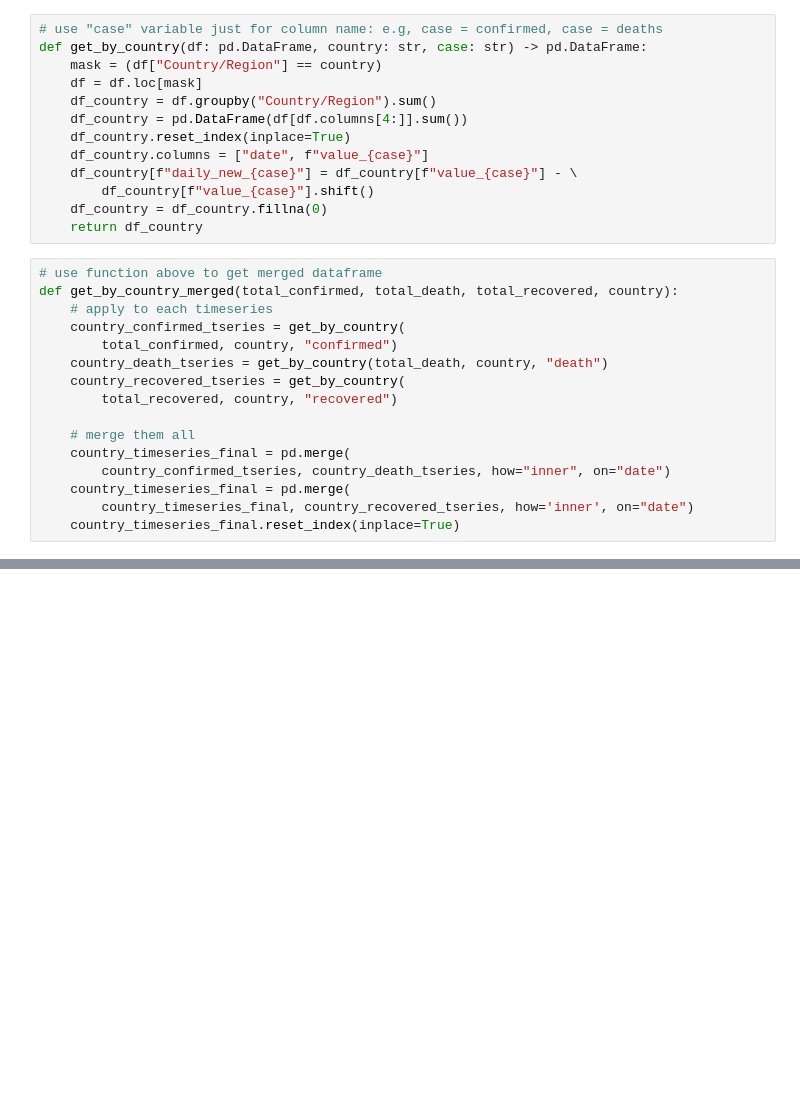
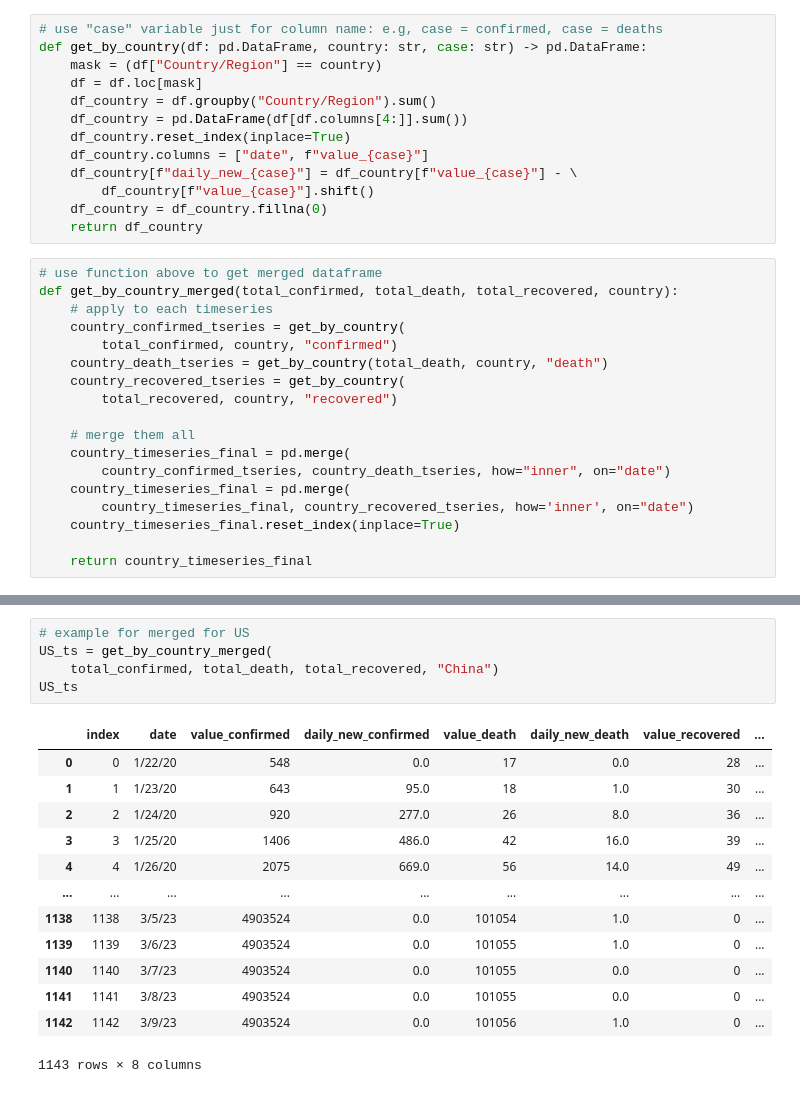
Before and after one commit to mayurasandakalum/dashboard-with-flask, a Jupyter notebook: covid_data_cleaning.ipynb, the cells around one changed output, grey strips where cells are left out. Saved outputs shown, nothing was run; the diff lists cells and outputs as text; blank space fills up the shorter version.

```diff
--- a/covid_data_cleaning.ipynb
+++ b/covid_data_cleaning.ipynb
@@ -476,3 +485,5 @@ def get_by_country_merged(total_confirmed, total_death, total_recovered, country
     country_timeseries_final = pd.merge(
         country_timeseries_final, country_recovered_tseries, how='inner', on="date")
     country_timeseries_final.reset_index(inplace=True)
+
+    return country_timeseries_final
@@ -478,0 +510,19 @@ def get_by_country_merged(total_confirmed, total_death, total_recovered, country
+# %%
+# example for merged for US
+US_ts = get_by_country_merged(
+    total_confirmed, total_death, total_recovered, "China")
+US_ts
+# %% [output]
+|  | index | date | value_confirmed | daily_new_confirmed | value_death | daily_new_death | value_recovered | ... |
+| 0 | 0 | 1/22/20 | 548 | 0.0 | 17 | 0.0 | 28 | ... |
+| 1 | 1 | 1/23/20 | 643 | 95.0 | 18 | 1.0 | 30 | ... |
+| 2 | 2 | 1/24/20 | 920 | 277.0 | 26 | 8.0 | 36 | ... |
+| 3 | 3 | 1/25/20 | 1406 | 486.0 | 42 | 16.0 | 39 | ... |
+| 4 | 4 | 1/26/20 | 2075 | 669.0 | 56 | 14.0 | 49 | ... |
+| ... | ... | ... | ... | ... | ... | ... | ... | ... |
+| 1138 | 1138 | 3/5/23 | 4903524 | 0.0 | 101054 | 1.0 | 0 | ... |
+| 1139 | 1139 | 3/6/23 | 4903524 | 0.0 | 101055 | 1.0 | 0 | ... |
+| 1140 | 1140 | 3/7/23 | 4903524 | 0.0 | 101055 | 0.0 | 0 | ... |
+| 1141 | 1141 | 3/8/23 | 4903524 | 0.0 | 101055 | 0.0 | 0 | ... |
+| 1142 | 1142 | 3/9/23 | 4903524 | 0.0 | 101056 | 1.0 | 0 | ... |
+1143 rows × 8 columns
```
Also changed, not shown: parts of 10 cells of this notebook, 1 other file.
